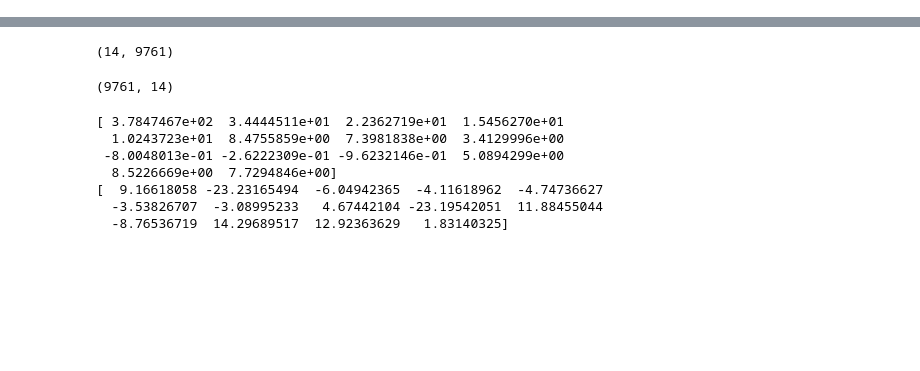
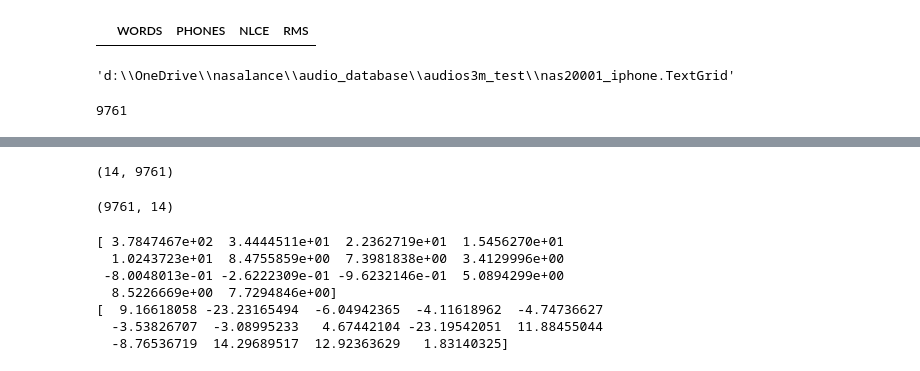
Before and after one commit to alozanoduran/nasalance, a Jupyter notebook: features.ipynb, the cells around one changed output, grey strips where cells are left out. Drawn from its saved outputs; the diff is of its cells as text; code cells hidden in the pictures; blank space fills up the shorter version.

```diff
--- a/features.ipynb
+++ b/features.ipynb
@@ -6,11 +6,11 @@ import os
 
 # Carpetas que contienen los audios
 AUDIO_FOLDER = "audio_database"
-AUDIO_DATABASE = "audios25m_test"
+AUDIO_DATABASE = "audios3m_test"
 
 # Carpeta de salida
 RESULT_FOLDER = "resultadosBaseDatos"
-RESULT_DATABASE = "pruebas_andres_22_oct.csv"
+RESULT_DATABASE = "pruebas_andres_25_oct.csv"
 
 
 # Windows params in ms
@@ -46,11 +46,14 @@ WIN_OVERLAP = 10    # 10 ms of overlapping means it moves (25-10)ms = 15 ms with
 NUM_MFCC = 13
 ##### MFCC #####
 
+NUM_ZEROS_WINDOWS_MAX = 5
+
 COLUMNS_NAMES_SPEAKER = ["speaker", "device"] # define los nombres de los parámetros separados por '_', uno de ellos tiene que ser speaker
 
 
 #%% Definición de descriptores
 FEATURES_TO_CALCULATE = ["mfcc","delta","deltaDelta"]
+WIN_COLUMN_NAME = ["window"]
 
 #% Los descriptores que se pueden calcular:
 #% "mfcc"                mfcc
@@ -65,10 +68,11 @@ FEATURES_TO_CALCULATE = ["mfcc","delta","deltaDelta"]
 
 
 # Tiers del textGrid, posiciones y significado
-TIER_WORDS = 0      # Palabra (no necesario)
-TIER_PHONES = 1     # Fonemas
-TIER_NLCE = 2       # Nasalancia del fonema
-TIER_RMS = 3        # RMS del intervalo del fonema
+TEXTGRID_TIER = ['WORDS','PHONES','NLCE','RMS']
+# Palabra (no necesario)
+# Fonemas
+# Nasalancia del fonema
+# RMS del intervalo del fonema
 
 
 
@@ -313,0 +371,14 @@ features_df.head()
+# %%
+textgrid_global = []
+textgrid_df = pd.DataFrame(textgrid_global, columns = [TEXTGRID_TIER])
+textgrid_df.head()
+# %% [output]
+|  | WORDS | PHONES | NLCE | RMS |
+# %%
+textgrid_file
+# %% [output]
+'d:\\OneDrive\\nasalance\\audio_database\\audios3m_test\\nas20001_iphone.TextGrid'
+# %%
+len(features_calculated_speaker[0])
+# %% [output]
+9761
```
Also changed, not shown: parts of 21 cells of this notebook.
